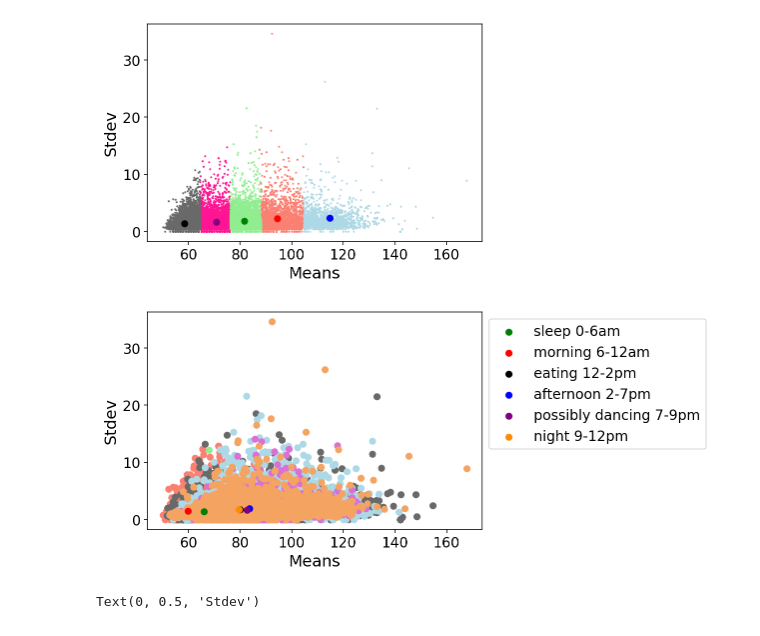
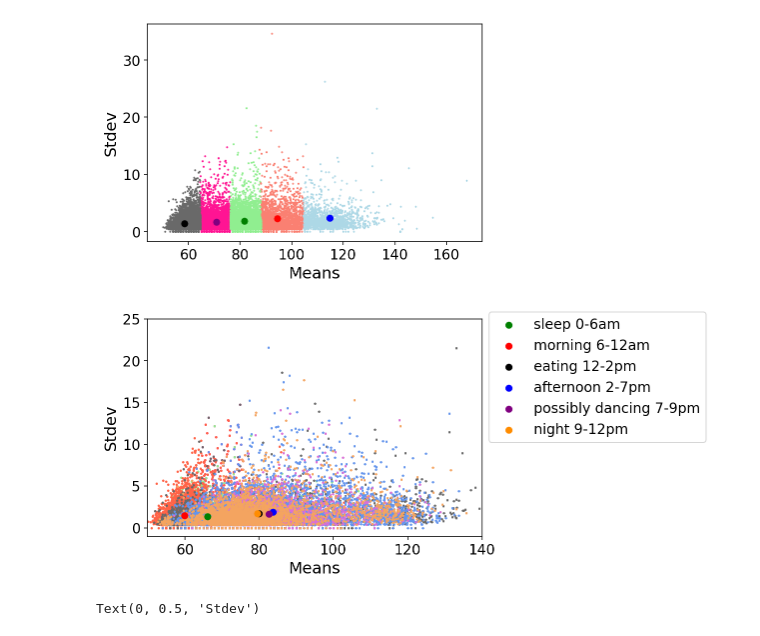
Before and after one commit to DanidelRio/Heart, a Jupyter notebook: json_analysis.ipynb, the cells around one changed output. Drawn from its saved outputs; the diff is of its cells as text; code cells hidden in the pictures.

Commit message:
Add axis labels and modify plot of labeled data

```diff
--- a/json_analysis.ipynb
+++ b/json_analysis.ipynb
@@ -869,34 +876,29 @@ for i in range(len(means)):
 # %%
 size = 2
 
 plt.scatter(aux_means2, aux_stdevs2, color="deeppink", s=size)
 
-plt.scatter(kmeans.cluster_centers_[0,0], kmeans.cluster_centers_[0,1], c="r")
-plt.scatter(kmeans.cluster_centers_[1,0], kmeans.cluster_centers_[1,1], c="purple")
-plt.scatter(kmeans.cluster_centers_[2,0], kmeans.cluster_centers_[2,1], c="k")
-plt.scatter(kmeans.cluster_centers_[3,0], kmeans.cluster_centers_[3,1], c="b")
-plt.scatter(kmeans.cluster_centers_[4,0], kmeans.cluster_centers_[4,1], c="green")
-
-plt.scatter(values_c0_means, values_c0_stdevs, c="lightgreen")
-plt.scatter(values_c1_means, values_c1_stdevs, c="salmon")
-plt.scatter(values_c2_means, values_c2_stdevs, c="dimgrey")
-plt.scatter(values_c3_means, values_c3_stdevs, c="lightblue")
-plt.scatter(values_c4_means, values_c4_stdevs, c="orchid")
-plt.scatter(values_c5_means, values_c5_stdevs, c="sandybrown")
-
+plt.scatter(values_c0_means, values_c0_stdevs, c="lightgreen", s=2)
+plt.scatter(values_c1_means, values_c1_stdevs, c="tomato", s=2)
+plt.scatter(values_c2_means, values_c2_stdevs, c="dimgrey", s=2)
+plt.scatter(values_c3_means, values_c3_stdevs, c="cornflowerblue", s=2)
+plt.scatter(values_c4_means, values_c4_stdevs, c="orchid", s=2)
+plt.scatter(values_c5_means, values_c5_stdevs, c="sandybrown", s=2)
 
 plt.scatter(np.mean(values_c0_means), np.mean(values_c0_stdevs), c="green", label = "sleep 0-6am")
 plt.scatter(np.mean(values_c1_means), np.mean(values_c1_stdevs), c="r", label = "morning 6-12am")
 plt.scatter(np.mean(values_c2_means), np.mean(values_c2_stdevs), c="k", label = "eating 12-2pm")
 plt.scatter(np.mean(values_c3_means), np.mean(values_c3_stdevs), c="b", label="afternoon 2-7pm")
 plt.scatter(np.mean(values_c4_means), np.mean(values_c4_stdevs), c="purple", label = "possibly dancing 7-9pm")
 plt.scatter(np.mean(values_c5_means), np.mean(values_c5_stdevs), c="darkorange", label = "night 9-12pm")
 plt.xlabel('Means')
 plt.ylabel("Stdev")
-plt.legend(bbox_to_anchor=(1,1))
+plt.xlim([50, 140])
+plt.ylim([-1, 25])
+plt.legend(bbox_to_anchor=(1,0.4))
 plt.show()
 # %% [output]
-[figure, old version]
+[figure, new version]
 # %%
 plt.scatter(np.mean(values_c0_means), np.mean(values_c0_stdevs), c="green")
 plt.scatter(np.mean(values_c1_means), np.mean(values_c1_stdevs), c="r")
```
Also changed, not shown: parts of 13 cells of this notebook.
